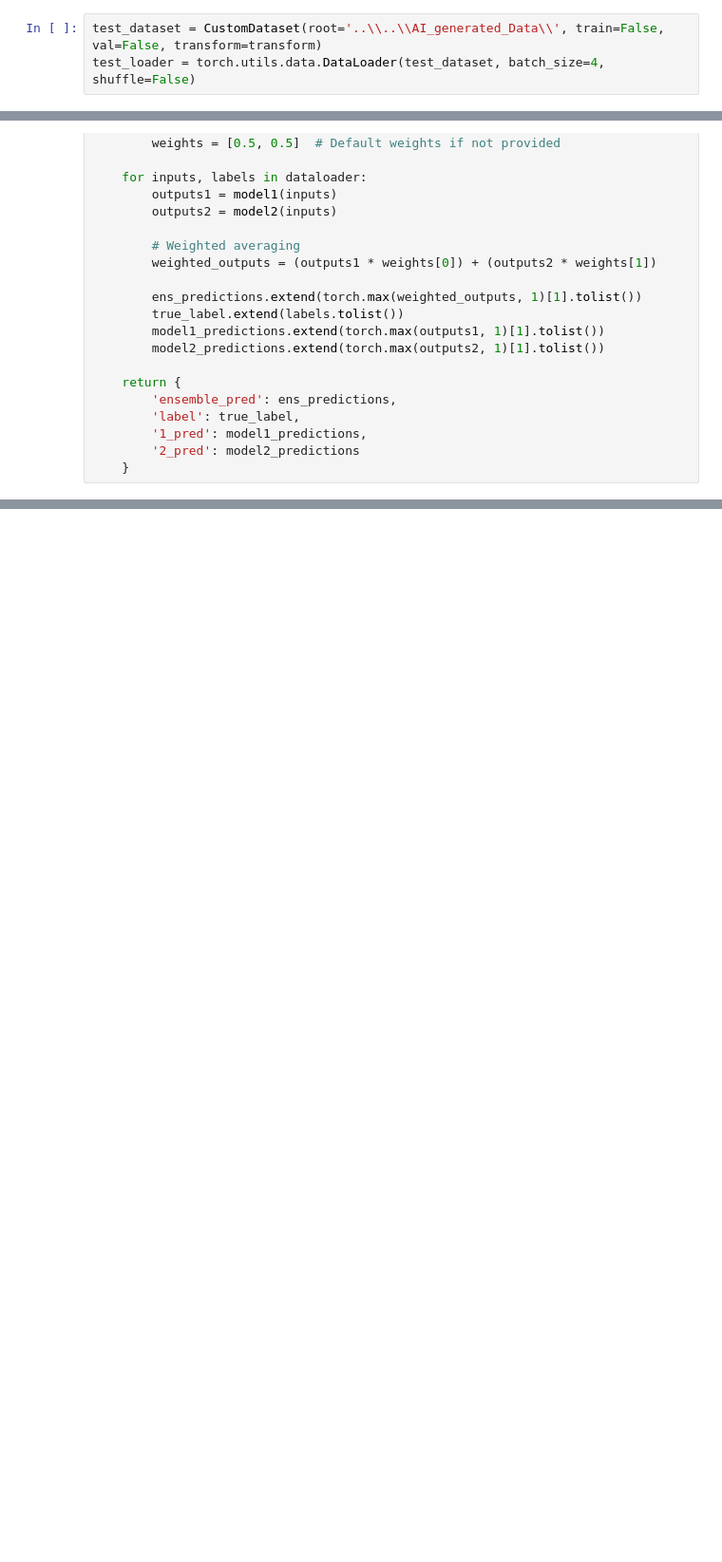
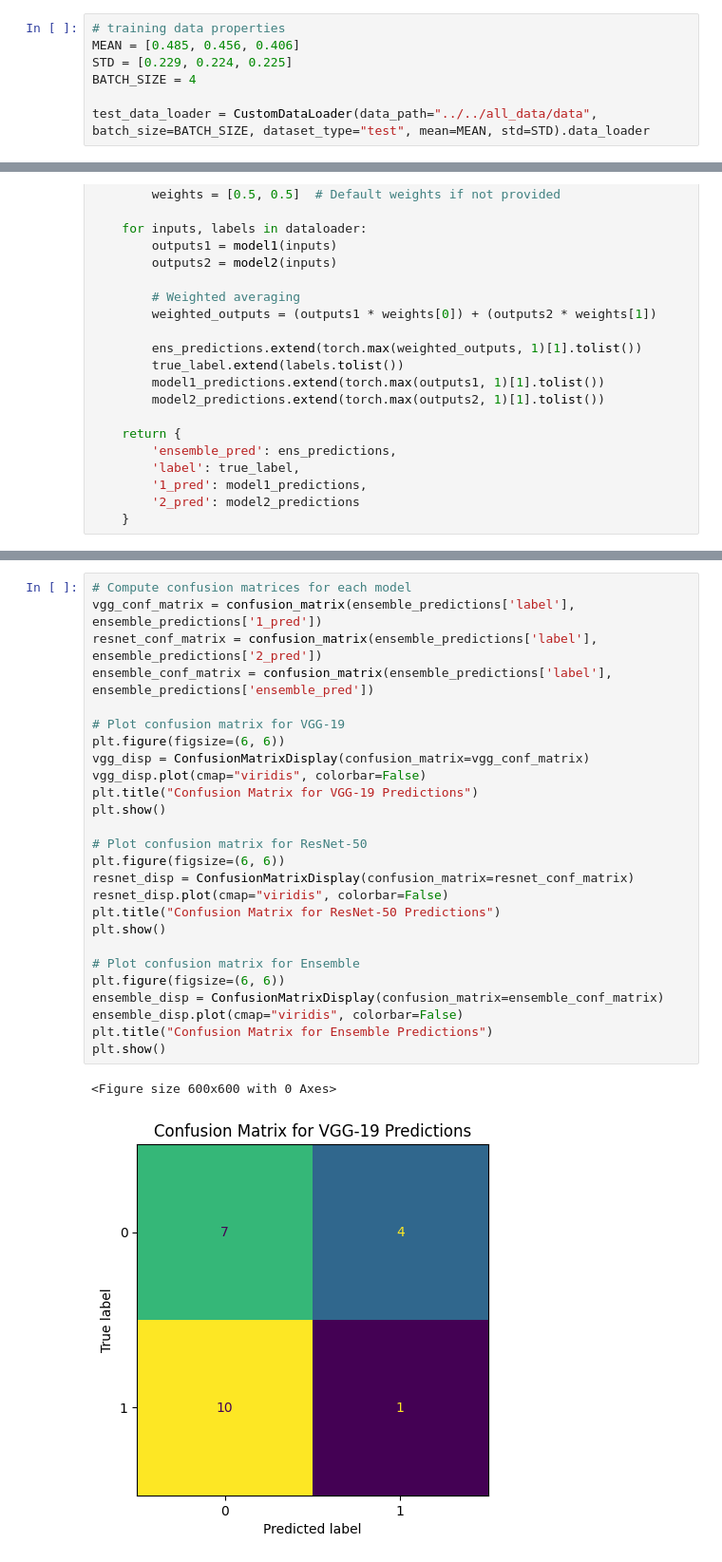
Before and after one commit to Neatherblok/SnowDetection, a Jupyter notebook: IPYNB/ModelEvaluation/Ensemble_Evaluation.ipynb, the cells around one changed output, grey strips where cells are left out. Shown at 95% size. Saved outputs shown, nothing was run; the diff lists cells and outputs as text; blank space fills up the shorter version.

Commit message:
Adds three evaluation rounds and confusion matrices to evaluation notebooks

```diff
--- a/IPYNB/ModelEvaluation/Ensemble_Evaluation.ipynb
+++ b/IPYNB/ModelEvaluation/Ensemble_Evaluation.ipynb
@@ -54,5 +24,9 @@ transform = transforms.Compose([
     transforms.Normalize((0.485, 0.456, 0.406), (0.229, 0.224, 0.225))
 ])
 # %%
-test_dataset = CustomDataset(root='..\\..\\AI_generated_Data\\', train=False, val=False, transform=transform)
-test_loader = torch.utils.data.DataLoader(test_dataset, batch_size=4, shuffle=False)
+# training data properties
+MEAN = [0.485, 0.456, 0.406]
+STD = [0.229, 0.224, 0.225]
+BATCH_SIZE = 4
+
+test_data_loader = CustomDataLoader(data_path="../../all_data/data", batch_size=BATCH_SIZE, dataset_type="test", mean=MEAN, std=STD).data_loader
@@ -243,0 +272,29 @@ ResNet-50 recall: 0.49333333333333335
+# %%
+# Compute confusion matrices for each model
+vgg_conf_matrix = confusion_matrix(ensemble_predictions['label'], ensemble_predictions['1_pred'])
+resnet_conf_matrix = confusion_matrix(ensemble_predictions['label'], ensemble_predictions['2_pred'])
+ensemble_conf_matrix = confusion_matrix(ensemble_predictions['label'], ensemble_predictions['ensemble_pred'])
+
+# Plot confusion matrix for VGG-19
+plt.figure(figsize=(6, 6))
+vgg_disp = ConfusionMatrixDisplay(confusion_matrix=vgg_conf_matrix)
+vgg_disp.plot(cmap="viridis", colorbar=False)
+plt.title("Confusion Matrix for VGG-19 Predictions")
+plt.show()
+
+# Plot confusion matrix for ResNet-50
+plt.figure(figsize=(6, 6))
+resnet_disp = ConfusionMatrixDisplay(confusion_matrix=resnet_conf_matrix)
+resnet_disp.plot(cmap="viridis", colorbar=False)
+plt.title("Confusion Matrix for ResNet-50 Predictions")
+plt.show()
+
+# Plot confusion matrix for Ensemble
+plt.figure(figsize=(6, 6))
+ensemble_disp = ConfusionMatrixDisplay(confusion_matrix=ensemble_conf_matrix)
+ensemble_disp.plot(cmap="viridis", colorbar=False)
+plt.title("Confusion Matrix for Ensemble Predictions")
+plt.show()
+# %% [output]
+<Figure size 600x600 with 0 Axes>
+[figure, added]
```
Also changed, not shown: parts of 12 cells of this notebook.
